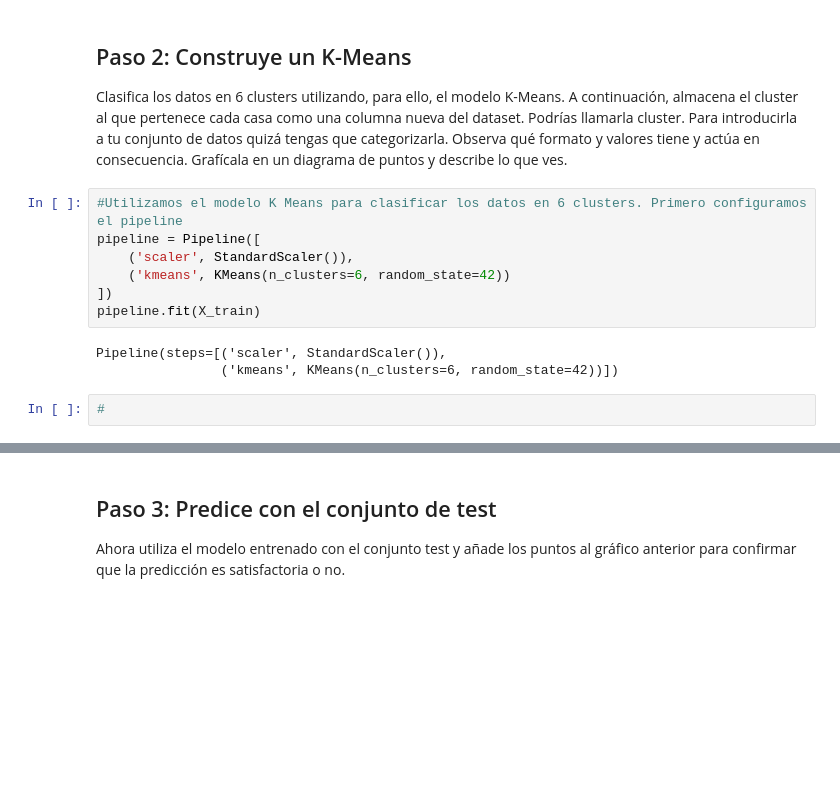
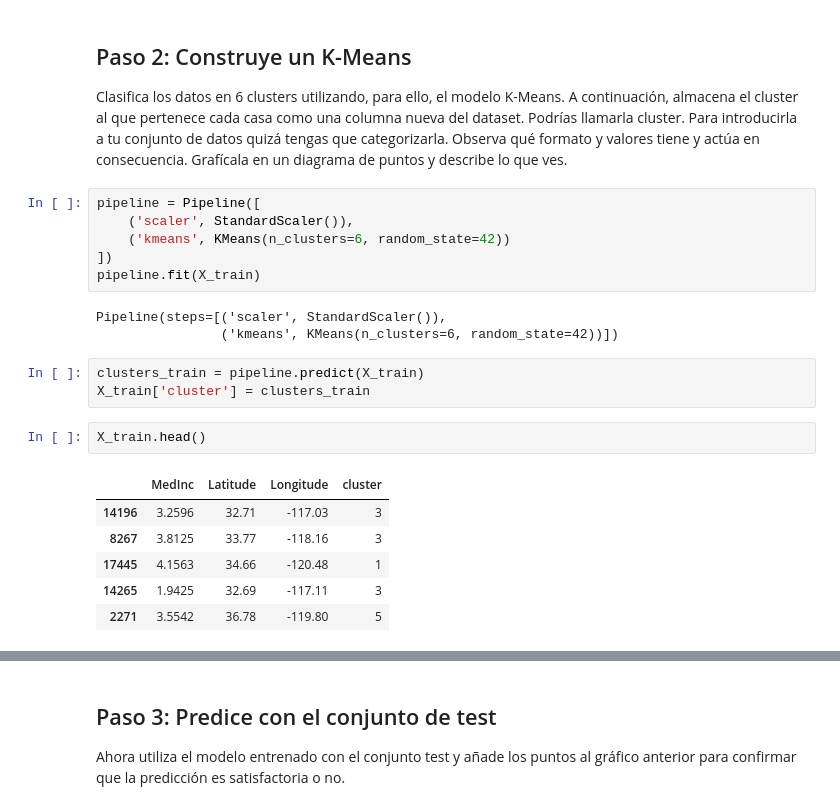
Before and after one commit to 4GeeksAcademy/ekbalam11-machine-learning, a Jupyter notebook: src/09-k-means-housing.ipynb, the cells around one changed output, grey strips where cells are left out. Saved outputs shown, nothing was run; the diff lists cells and outputs as text; blank space fills up the shorter version.

```diff
--- a/src/09-k-means-housing.ipynb
+++ b/src/09-k-means-housing.ipynb
@@ -66,7 +65,6 @@ X_train.shape, X_test.shape
 
 Clasifica los datos en 6 clusters utilizando, para ello, el modelo K-Means. A continuación, almacena el cluster al que pertenece cada casa como una columna nueva del dataset. Podrías llamarla cluster. Para introducirla a tu conjunto de datos quizá tengas que categorizarla. Observa qué formato y valores tiene y actúa en consecuencia. Grafícala en un diagrama de puntos y describe lo que ves.
 # %%
-#Utilizamos el modelo K Means para clasificar los datos en 6 clusters. Primero configuramos el pipeline
 pipeline = Pipeline([
     ('scaler', StandardScaler()),
     ('kmeans', KMeans(n_clusters=6, random_state=42))
@@ -76,4 +74,14 @@ pipeline.fit(X_train)
 Pipeline(steps=[('scaler', StandardScaler()),
                 ('kmeans', KMeans(n_clusters=6, random_state=42))])
 # %%
-#
+clusters_train = pipeline.predict(X_train)
+X_train['cluster'] = clusters_train
+# %%
+X_train.head()
+# %% [output]
+|  | MedInc | Latitude | Longitude | cluster |
+| 14196 | 3.2596 | 32.71 | -117.03 | 3 |
+| 8267 | 3.8125 | 33.77 | -118.16 | 3 |
+| 17445 | 4.1563 | 34.66 | -120.48 | 1 |
+| 14265 | 1.9425 | 32.69 | -117.11 | 3 |
+| 2271 | 3.5542 | 36.78 | -119.80 | 5 |
```
Also changed, not shown: parts of 12 cells of this notebook, 2 other files.
